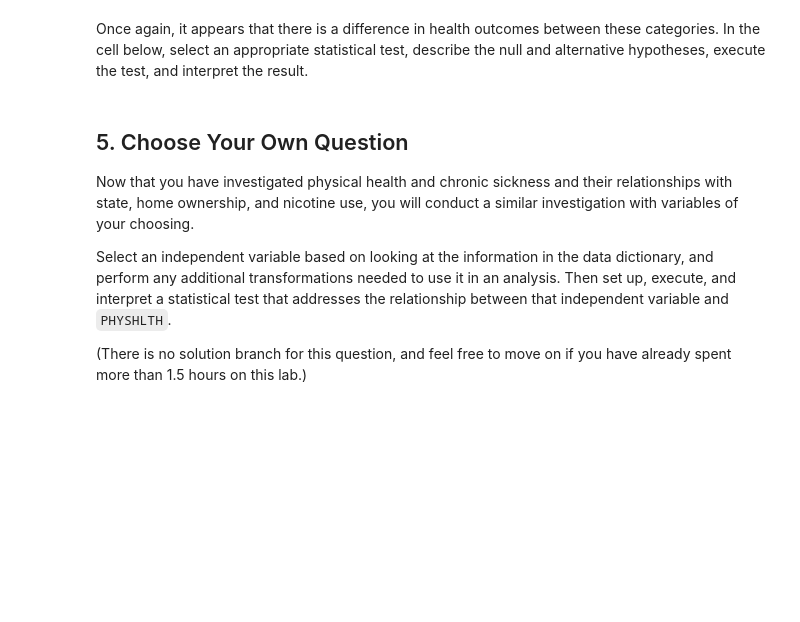
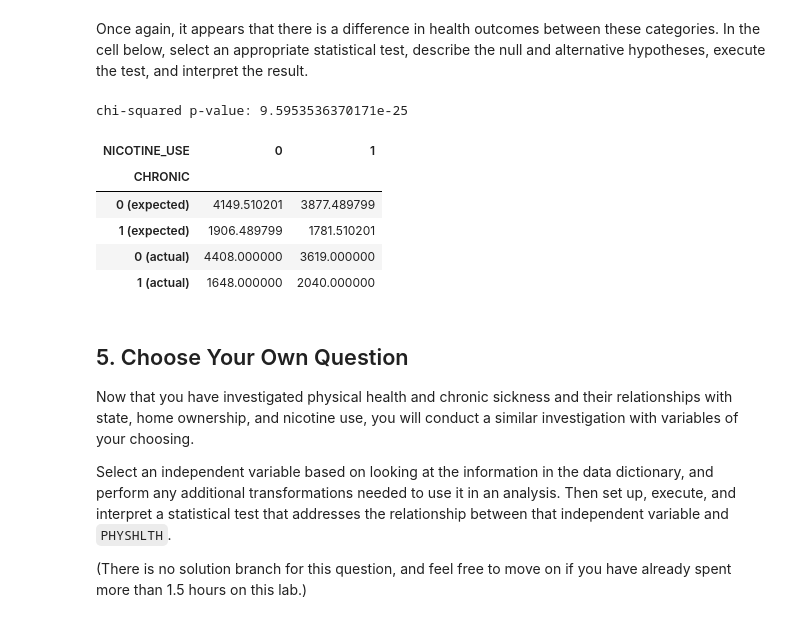
Before and after one commit to cristopher-d-delgado/dsc-hypothesis-testing-lab, a Jupyter notebook: index.ipynb, the cells around one changed output. Drawn from its saved outputs; the diff is of its cells as text; code cells hidden in the pictures; blank space fills up the shorter version.

```diff
--- a/index.ipynb
+++ b/index.ipynb
@@ -448,0 +539,19 @@ df["NICOTINE_USE"].value_counts(normalize=True)
+# %%
+# Initilize column
+df["NICOTINE_USE"] = 0
+# Make a mask to select the relevant values
+mask = (
+    # Has smoked at least 100 cigarettes
+    (df["SMOKE100"] == 1) |
+    # Uses chewing tobacco/snuff/snus every day or some days
+    (df["USENOW3"] == 1) |
+    (df["USENOW3"] == 2) |
+    # Has smoked an e-cigarette
+    (df["ECIGARET"] == 1)
+)
+
+# Set values to 1 where the mask condition is true
+df.loc[mask, "NICOTINE_USE"] = 1
+
+# Look at the distribution of values
+df["NICOTINE_USE"].value_counts(normalize=True)
@@ -452,6 +575,6 @@ This time, let's treat health status as a categorical variable. We'll say that a
 In the cell below, create a new column of `df` called `CHRONIC`, which is 0 for records where `PHYSHLTH` is less than 15, and 1 for records where `PHYSHLTH` is 15 or more.
 # %%
 # Your code here
-
+df["CHRONIC"] = (df["PHYSHLTH"] >= 15).apply(int)
 # View the distribution of the newly-created column
 df["CHRONIC"].value_counts()
@@ -489,3 +643,22 @@ Once again, it appears that there is a difference in health outcomes between the
+# %%
+chi2, p, dof, expected = stats.chi2_contingency(contingency_table)
+
+print("chi-squared p-value:", p)
+
+results_table = pd.concat([pd.DataFrame(expected), contingency_table])
+results_table.columns.name = "NICOTINE_USE"
+
+results_table.index = ["0 (expected)", "1 (expected)", "0 (actual)", "1 (actual)"]
+results_table.index.name = "CHRONIC"
+results_table
+# %% [output]
+chi-squared p-value: 9.5953536370171e-25
+| NICOTINE_USE | 0 | 1 |
+| CHRONIC |  |  |
+| 0 (expected) | 4149.510201 | 3877.489799 |
+| 1 (expected) | 1906.489799 | 1781.510201 |
+| 0 (actual) | 4408.000000 | 3619.000000 |
+| 1 (actual) | 1648.000000 | 2040.000000 |
 # %% [markdown]
 ## 5. Choose Your Own Question
 
```
Also changed, not shown: parts of 26 cells of this notebook.
